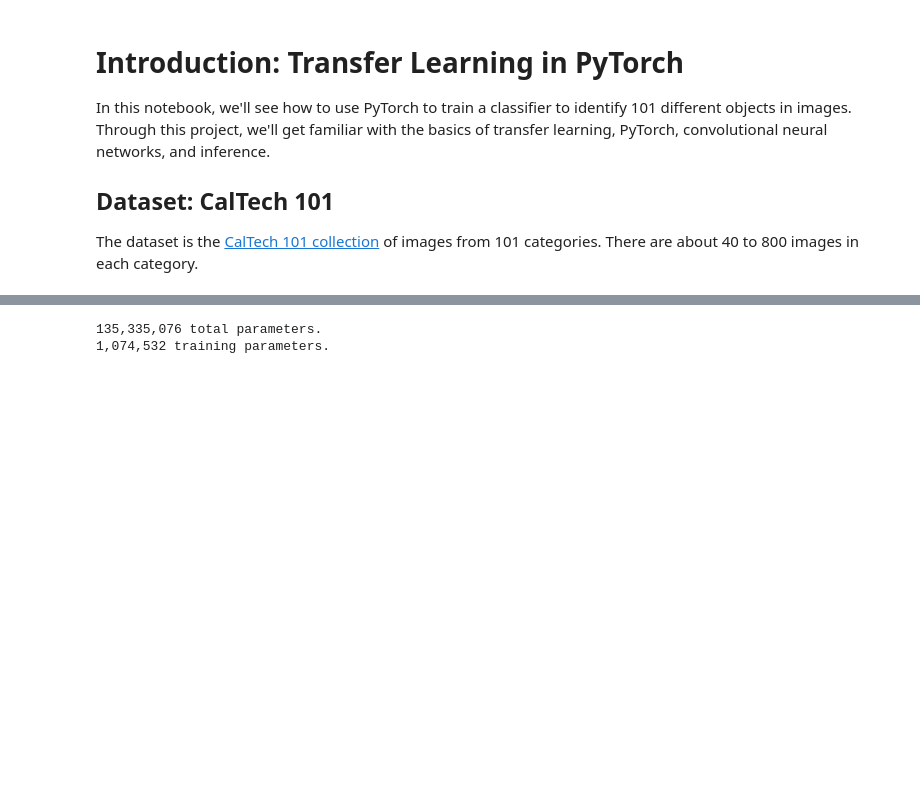
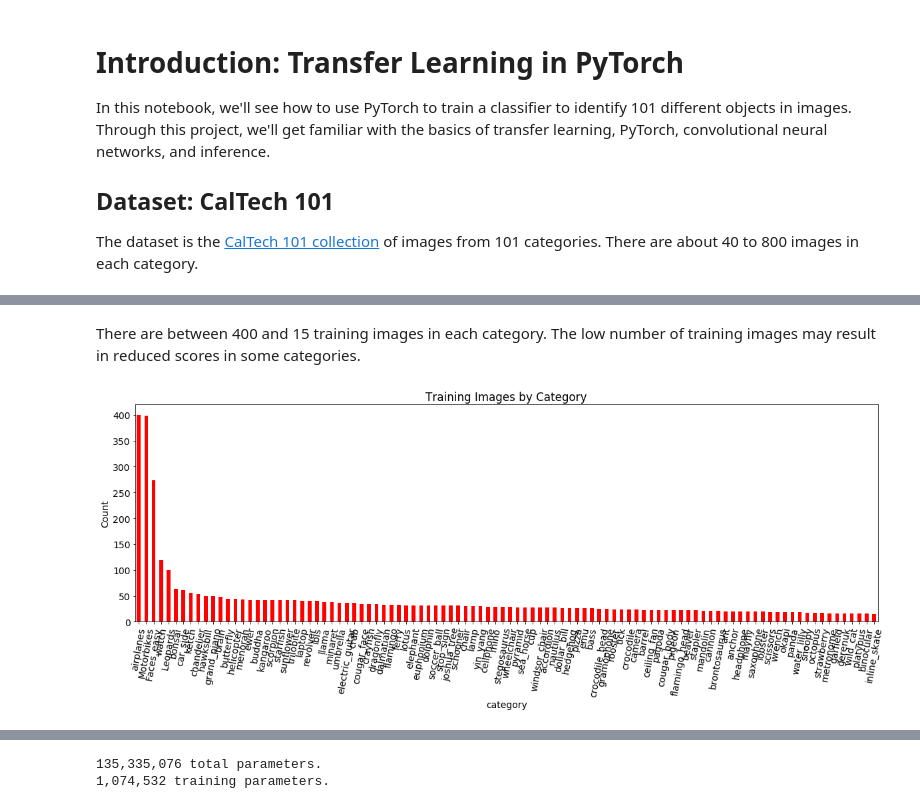
Before and after one commit to yulin6666/pytorch_challenge, a Jupyter notebook: Transfer Learning in PyTorch.ipynb, the cells around one changed output, grey strips where cells are left out. Saved outputs shown, nothing was run; the diff lists cells and outputs as text; code cells hidden in the pictures; blank space fills up the shorter version.

```diff
--- a/Transfer Learning in PyTorch.ipynb
+++ b/Transfer Learning in PyTorch.ipynb
@@ -300,0 +134,7 @@ model.idx_to_class = {
+# %% [markdown]
+There are between 400 and 15 training images in each category. The low number of training images may result in reduced scores in some categories.
+# %%
+cat_df.set_index('category')['n_train'].plot.bar(color='r', figsize=(20, 6))
+plt.xticks(rotation=80); plt.ylabel('Count'); plt.title('Training Images by Category');
+# %% [output]
+[figure, added]
```
Also changed, not shown: parts of 92 cells of this notebook, 3 other files.
